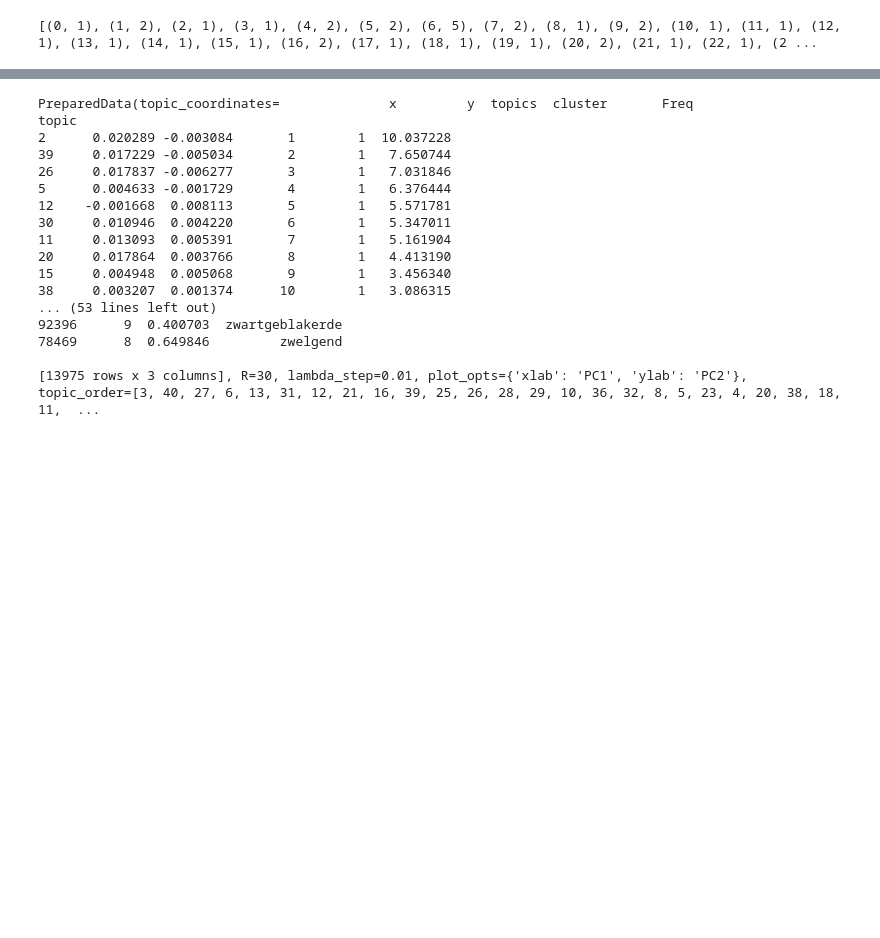
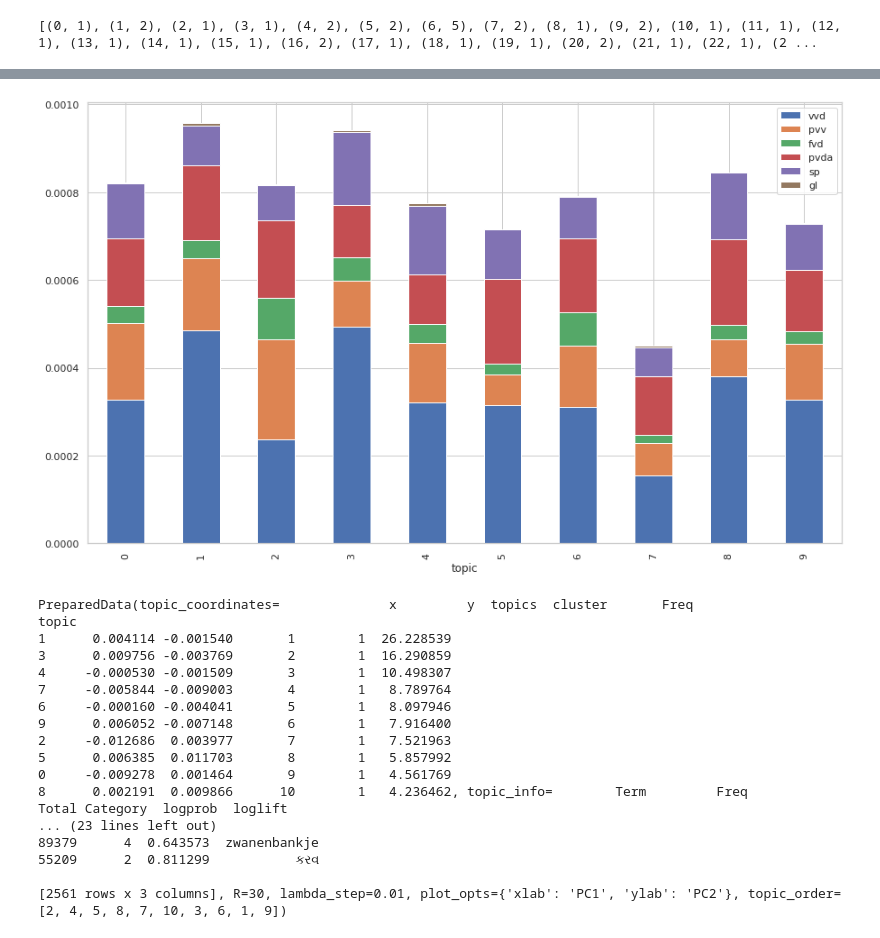
Before and after one commit to Chris-Congleton/Chris-Congleton, a Jupyter notebook: ReverbChannelTestData.ipynb, the cells around one changed output, grey strips where cells are left out. Cells and saved outputs as stored; diff of their text form; code cells hidden in the pictures; blank space fills up the shorter version.

```diff
--- a/ReverbChannelTestData.ipynb
+++ b/ReverbChannelTestData.ipynb
@@ -169,11 +170,9 @@ print(corpus[:1][0][:30])
 [(0, 1), (1, 2), (2, 1), (3, 1), (4, 2), (5, 2), (6, 5), (7, 2), (8, 1), (9, 2), (10, 1), (11, 1), (12, 1), (13, 1), (14, 1), (15, 1), (16, 2), (17, 1), (18, 1), (19, 1), (20, 2), (21, 1), (22, 1), (2 ...
 # %%
 # number of topics
-num_topics = 40
+num_topics =10
 # Build LDA model
 lda_model = gensim.models.LdaMulticore(corpus=corpus,
                                        id2word=id2word,
                                        num_topics=num_topics)
-# Print the Keyword in the 10 topics
-pprint(lda_model.print_topics())
 doc_lda = lda_model[corpus]
@@ -197,0 +203,16 @@ doc_lda = lda_model[corpus]
+# %%
+def terms_topics_frame(terms):
+
+  df = pd.DataFrame(data=None)
+
+  for t in terms:
+    df_t_topics = pd.DataFrame(lda_model.get_term_topics(t, minimum_probability=0.000000001))
+    df_t_topics = df_t_topics.drop(columns=0)
+    df_t_topics = df_t_topics.rename(columns={1:t})
+    df = pd.concat([df, df_t_topics], axis=1)
+
+  return df
+# %%
+df_tt = terms_topics_frame(['vvd', 'pvv', 'fvd', 'pvda', 'sp', 'gl'])
+df_tt['topic'] = df_tt.index
+df_tt.head()
@@ -198,3 +226,11 @@ doc_lda = lda_model[corpus]
+# %%
+sns.set_theme(style="whitegrid")
+
+# Plot the topic dist per term
+df_tt.set_index('topic').plot(kind='bar', stacked=True)
+sns.set(rc={'figure.figsize':(15,9)})
+# %% [output]
+[figure, added]
 # %%
 # Visualize the topics
 pyLDAvis.enable_notebook()
@@ -208,18 +244,18 @@ LDAvis
 # %% [output]
 PreparedData(topic_coordinates=              x         y  topics  cluster       Freq
 topic
-2      0.020289 -0.003084       1        1  10.037228
-39     0.017229 -0.005034       2        1   7.650744
-26     0.017837 -0.006277       3        1   7.031846
-5      0.004633 -0.001729       4        1   6.376444
-12    -0.001668  0.008113       5        1   5.571781
-30     0.010946  0.004220       6        1   5.347011
-11     0.013093  0.005391       7        1   5.161904
-20     0.017864  0.003766       8        1   4.413190
-15     0.004948  0.005068       9        1   3.456340
-38     0.003207  0.001374      10        1   3.086315
-... (53 lines left out)
-92396      9  0.400703  zwartgeblakerde
-78469      8  0.649846         zwelgend
+1      0.004114 -0.001540       1        1  26.228539
+3      0.009756 -0.003769       2        1  16.290859
+4     -0.000530 -0.001509       3        1  10.498307
+7     -0.005844 -0.009003       4        1   8.789764
+6     -0.000160 -0.004041       5        1   8.097946
+9      0.006052 -0.007148       6        1   7.916400
+2     -0.012686  0.003977       7        1   7.521963
+5      0.006385  0.011703       8        1   5.857992
+0     -0.009278  0.001464       9        1   4.561769
+8      0.002191  0.009866      10        1   4.236462, topic_info=        Term         Freq        Total Category  logprob  loglift
+... (23 lines left out)
+89379      4  0.643573  zwanenbankje
+55209      2  0.811299           કરવ
 
-[13975 rows x 3 columns], R=30, lambda_step=0.01, plot_opts={'xlab': 'PC1', 'ylab': 'PC2'}, topic_order=[3, 40, 27, 6, 13, 31, 12, 21, 16, 39, 25, 26, 28, 29, 10, 36, 32, 8, 5, 23, 4, 20, 38, 18, 11,  ...
+[2561 rows x 3 columns], R=30, lambda_step=0.01, plot_opts={'xlab': 'PC1', 'ylab': 'PC2'}, topic_order=[2, 4, 5, 8, 7, 10, 3, 6, 1, 9])
```
Also changed, not shown: parts of 5 cells of this notebook.
